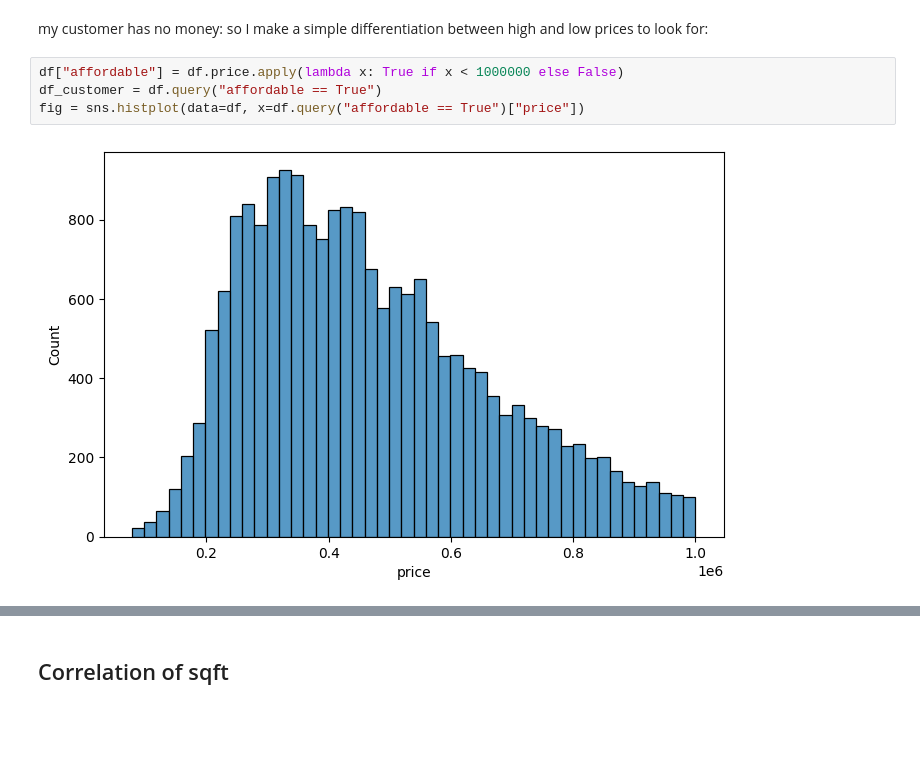
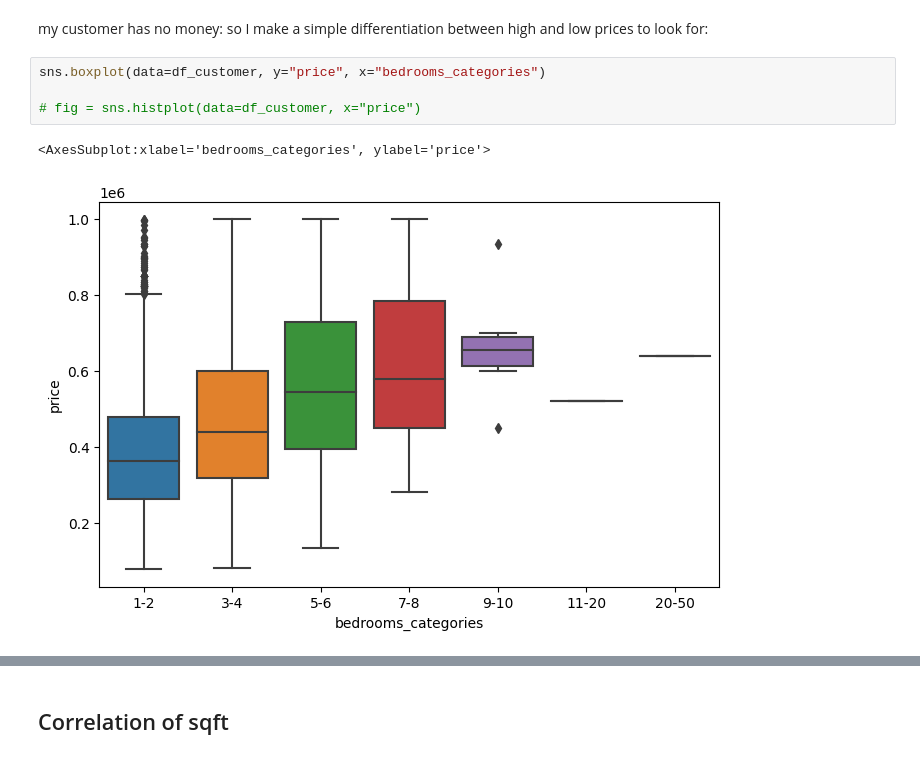
Before and after one commit to tomduese/ds-eda-project, a Jupyter notebook: EDA.ipynb, the cells around one changed output, grey strips where cells are left out. Cells and saved outputs as stored; diff of their text form; blank space fills up the shorter version.

```diff
--- a/EDA.ipynb
+++ b/EDA.ipynb
@@ -250,12 +268,13 @@ fig = sns.histplot(data=df, x="price")
 [figure]
 # %% [markdown]
 my customer has no money: so I make a simple differentiation between high and low prices to look for:
-# %%
-df["affordable"] = df.price.apply(lambda x: True if x < 1000000 else False)
-df_customer = df.query("affordable == True")
-fig = sns.histplot(data=df, x=df.query("affordable == True")["price"])
-# %% [output]
-[figure, removed]
+# %%
+sns.boxplot(data=df_customer, y="price", x="bedrooms_categories")
+
+# fig = sns.histplot(data=df_customer, x="price")
+# %% [output]
+<AxesSubplot:xlabel='bedrooms_categories', ylabel='price'>
+[figure, added]
 # %%
 df.info()
 # %% [output]
```
Also changed, not shown: parts of 22 cells of this notebook.
